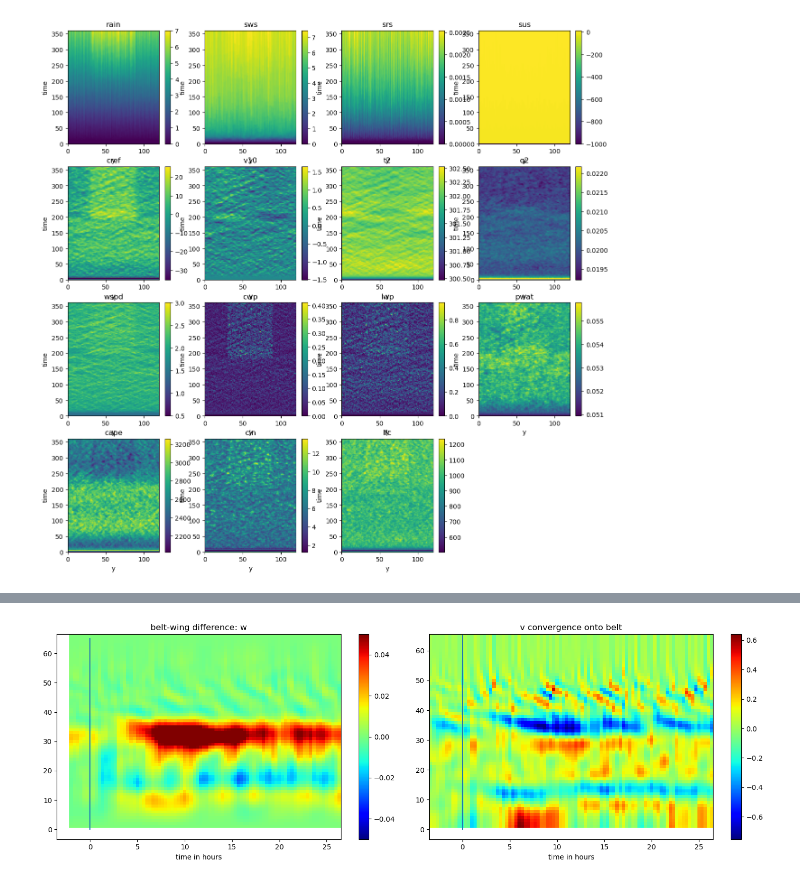
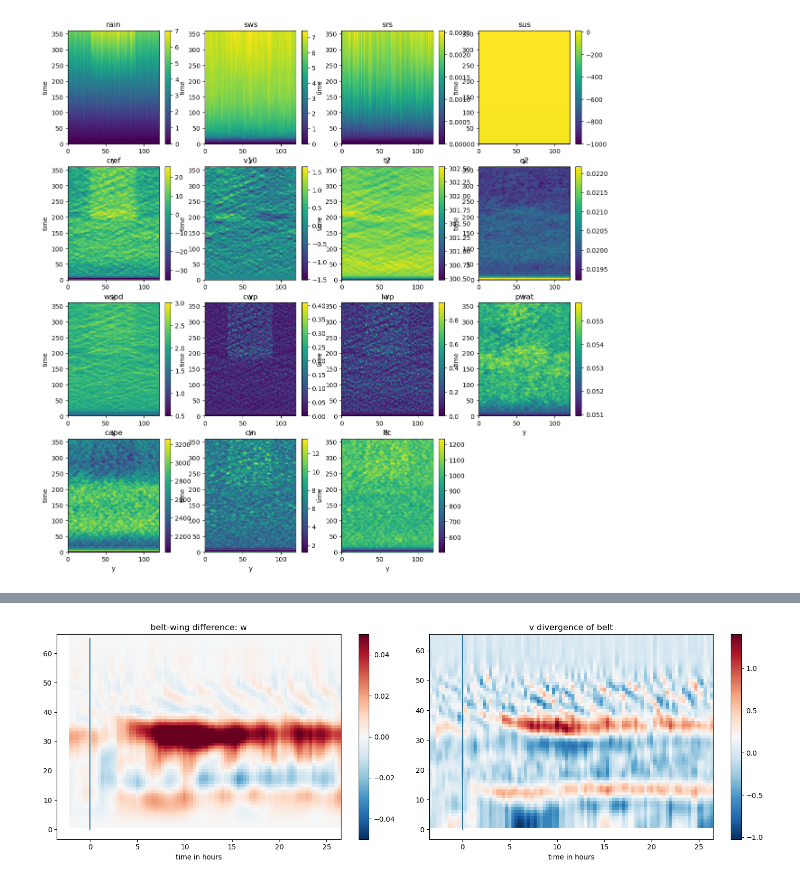
Before and after one commit to brianmapes/EvolutionaryConvection, a Jupyter notebook: ShearedBelt_Succession.ipynb, the cells around one changed output, grey strips where cells are left out. Cells and saved outputs as stored; diff of their text form; code cells hidden in the pictures.

```diff
--- a/ShearedBelt_Succession.ipynb
+++ b/ShearedBelt_Succession.ipynb
@@ -296,22 +421,22 @@ plt.tight_layout()
 # %%
 # w and v-convergence
 z1 = np.arange(1,67,1)
-wingdiffv =(ds3d.v.isel(njp1=slice(0,29)).mean('njp1')*0.5 - ds3d.v.isel(njp1=slice(91,120-1)).mean('njp1')*0.5) .mean('ni')
+wingdiffv =(ds3d.v.isel(njp1=slice(25,29)).mean('njp1')*0.5 - ds3d.v.isel(njp1=slice(91,95)).mean('njp1')*0.5) .mean('ni')
 
 plt.figure(figsize=(15,5))
 
 plt.subplot(121)
-plt.pcolormesh(t,z1, beltdiff.w.rolling(time=5).mean().transpose() , cmap='jet', vmin = -5e-2, vmax=5e-2); plt.colorbar()
+plt.pcolormesh(t,z1, beltdiff.w.rolling(time=5).mean().transpose() , cmap='RdBu_r', vmin = -5e-2, vmax=5e-2); plt.colorbar()
 plt.plot([0,0],[0,65])
 plt.xlabel('time in hours')
 plt.title('belt-wing difference: w');
 
 plt.subplot(122)
-plt.pcolormesh(t,z, wingdiffv.transpose() , cmap='jet'); plt.colorbar()
+plt.pcolormesh(t,z, -wingdiffv.transpose() , cmap='RdBu_r'); plt.colorbar()
 plt.plot([0,0],[0,65])
 plt.xlabel('time in hours')
-plt.title('v convergence onto belt');
+plt.title('v divergence of belt');
 
 plt.tight_layout()
 # %% [output]
-[figure, old version]
+[figure, new version]
```
Also changed, not shown: parts of 25 cells of this notebook.
